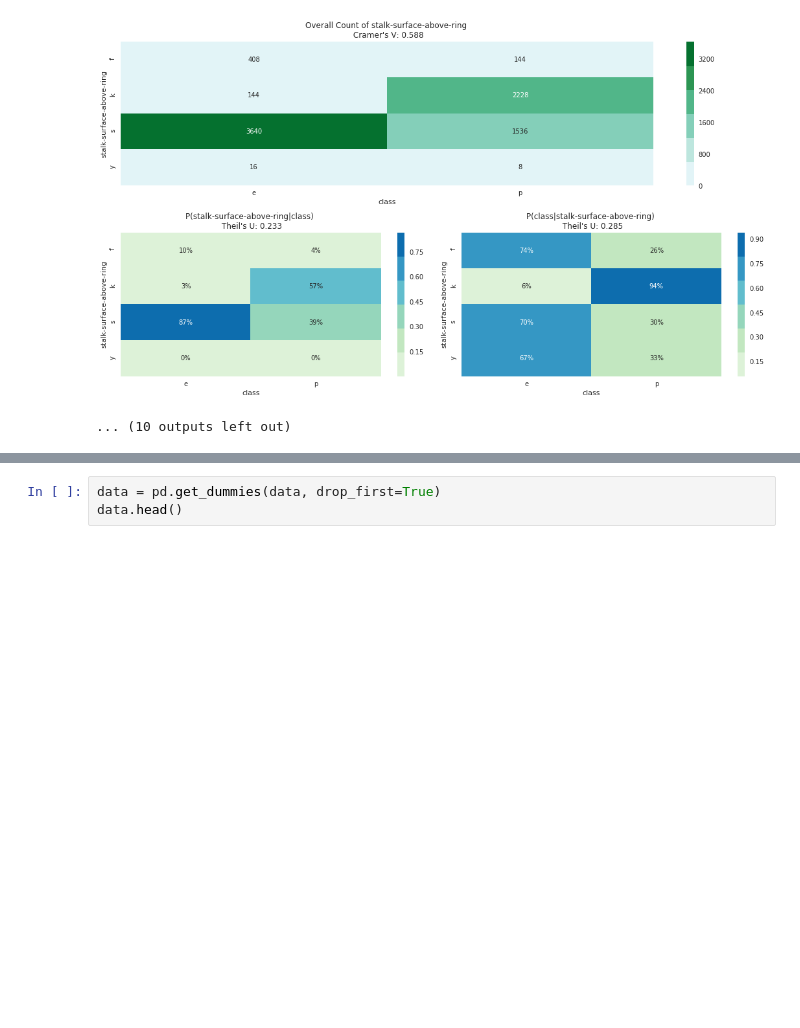
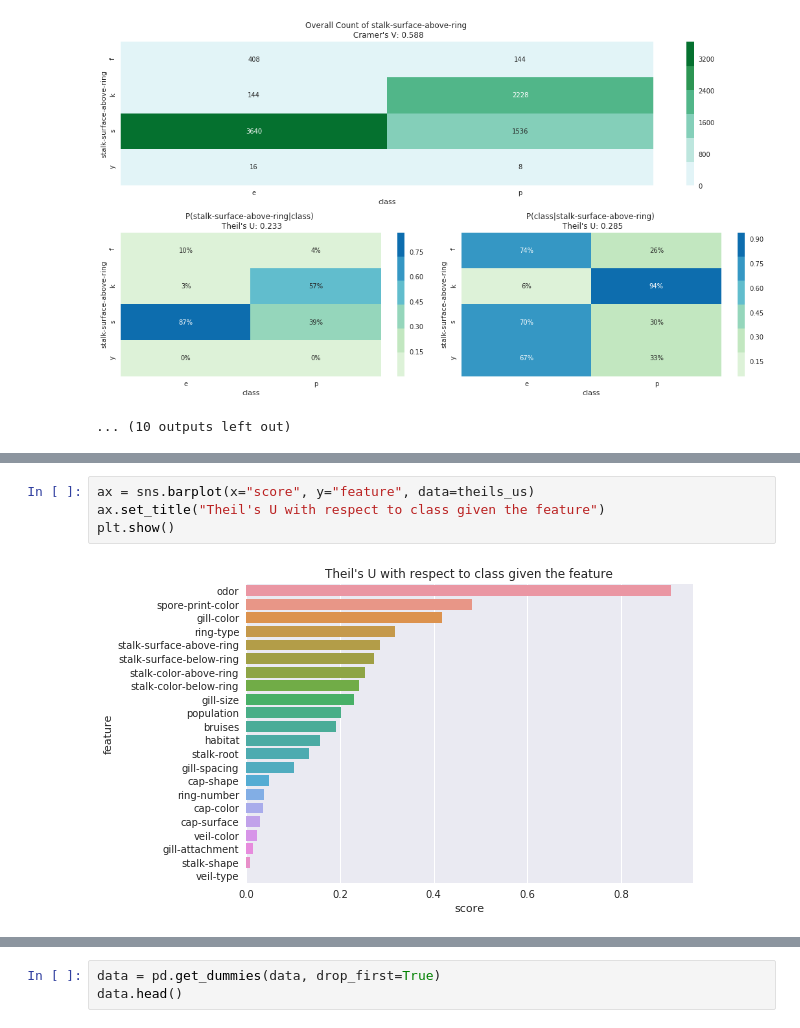
Before and after one commit to andres-zartab/mushroom_classification, a Jupyter notebook: src/mushroom_classification.ipynb, the cells around one changed output, grey strips where cells are left out. Saved outputs shown, nothing was run; the diff lists cells and outputs as text; blank space fills up the shorter version.

```diff
--- a/src/mushroom_classification.ipynb
+++ b/src/mushroom_classification.ipynb
@@ -161,0 +207,6 @@ The data contains 8124 observations evenly distributed across the two classes of
+# %%
+ax = sns.barplot(x="score", y="feature", data=theils_us)
+ax.set_title("Theil's U with respect to class given the feature")
+plt.show()
+# %% [output]
+[figure, added]
```
Also changed, not shown: parts of 20 cells of this notebook.
